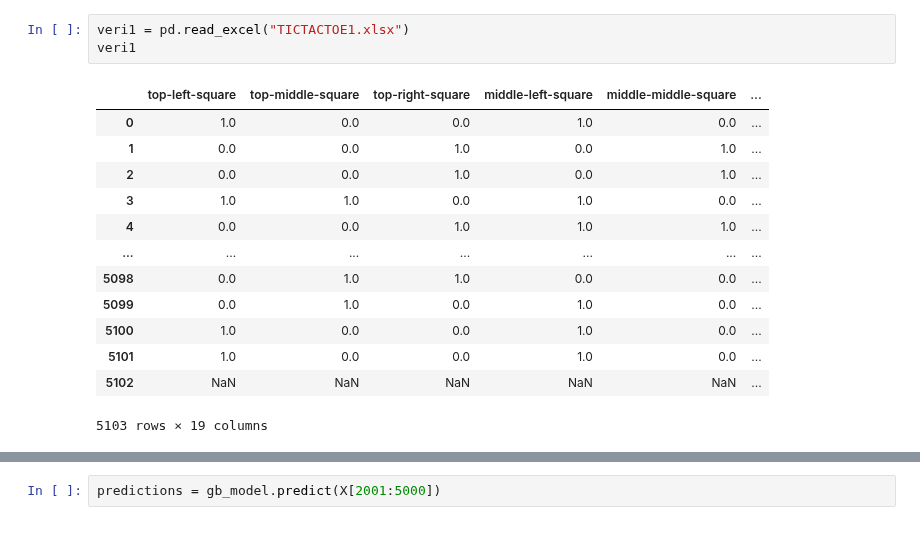
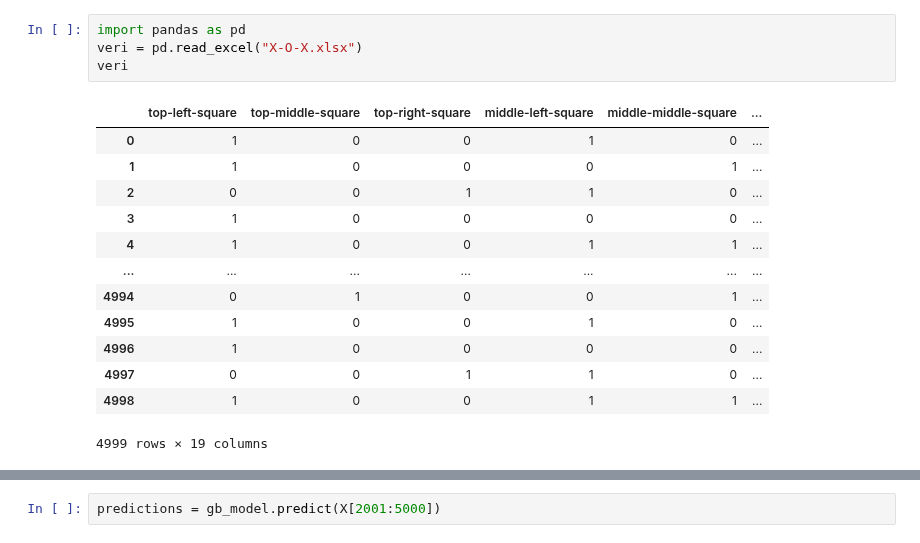
Before and after one commit to Berkay86/DeepPerson, a Jupyter notebook: TICTACTOE.ipynb, the cells around one changed output, grey strips where cells are left out. Drawn from its saved outputs; the diff is of its cells as text.

```diff
--- a/TICTACTOE.ipynb
+++ b/TICTACTOE.ipynb
@@ -20,20 +3,21 @@ veri
-# %%
-veri1 = pd.read_excel("TICTACTOE1.xlsx")
-veri1
-# %% [output]
-|  | top-left-square | top-middle-square | top-right-square | middle-left-square | middle-middle-square | ... |
-| 0 | 1.0 | 0.0 | 0.0 | 1.0 | 0.0 | ... |
-| 1 | 0.0 | 0.0 | 1.0 | 0.0 | 1.0 | ... |
-| 2 | 0.0 | 0.0 | 1.0 | 0.0 | 1.0 | ... |
-| 3 | 1.0 | 1.0 | 0.0 | 1.0 | 0.0 | ... |
-| 4 | 0.0 | 0.0 | 1.0 | 1.0 | 1.0 | ... |
-| ... | ... | ... | ... | ... | ... | ... |
-| 5098 | 0.0 | 1.0 | 1.0 | 0.0 | 0.0 | ... |
-| 5099 | 0.0 | 1.0 | 0.0 | 1.0 | 0.0 | ... |
-| 5100 | 1.0 | 0.0 | 0.0 | 1.0 | 0.0 | ... |
-| 5101 | 1.0 | 0.0 | 0.0 | 1.0 | 0.0 | ... |
-| 5102 | NaN | NaN | NaN | NaN | NaN | ... |
-5103 rows × 19 columns
+# %%
+import pandas as pd
+veri = pd.read_excel("X-O-X.xlsx")
+veri
+# %% [output]
+|  | top-left-square | top-middle-square | top-right-square | middle-left-square | middle-middle-square | ... |
+| 0 | 1 | 0 | 0 | 1 | 0 | ... |
+| 1 | 1 | 0 | 0 | 0 | 1 | ... |
+| 2 | 0 | 0 | 1 | 1 | 0 | ... |
+| 3 | 1 | 0 | 0 | 0 | 0 | ... |
+| 4 | 1 | 0 | 0 | 1 | 1 | ... |
+| ... | ... | ... | ... | ... | ... | ... |
+| 4994 | 0 | 1 | 0 | 0 | 1 | ... |
+| 4995 | 1 | 0 | 0 | 1 | 0 | ... |
+| 4996 | 1 | 0 | 0 | 0 | 0 | ... |
+| 4997 | 0 | 0 | 1 | 1 | 0 | ... |
+| 4998 | 1 | 0 | 0 | 1 | 1 | ... |
+4999 rows × 19 columns
 # %%
 import pandas as pd
 from sklearn.preprocessing import LabelEncoder
```
Also changed, not shown: parts of 4 cells of this notebook.
